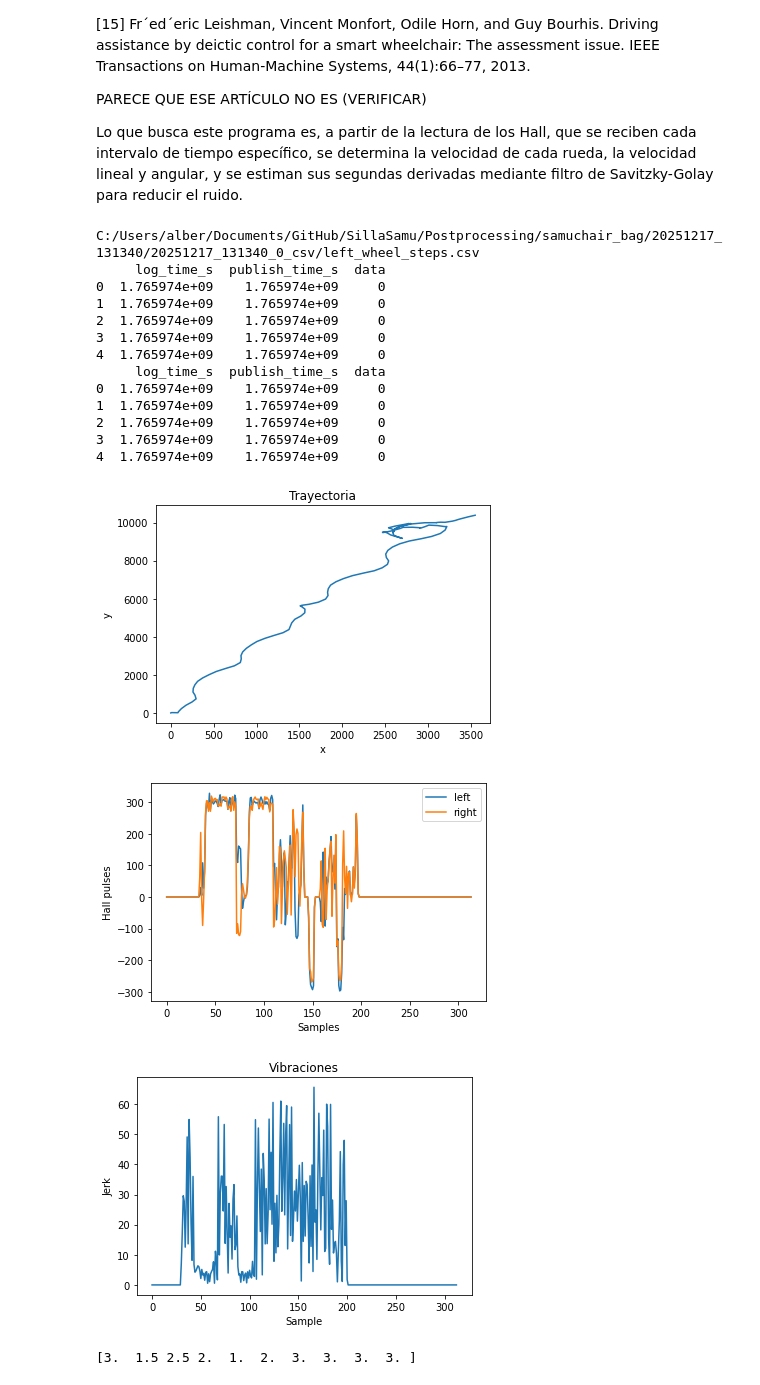
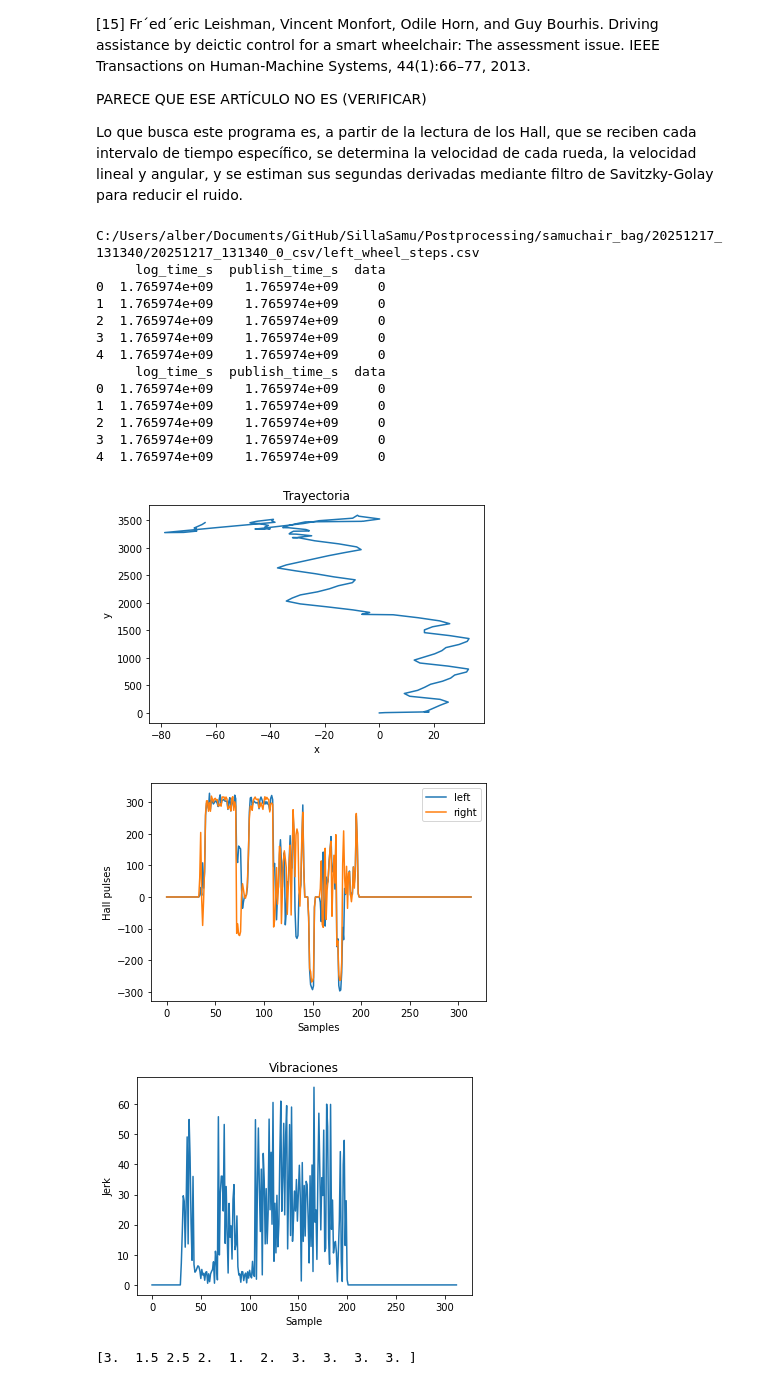
Before and after one commit to aljemoca/SillaSamu, a Jupyter notebook: Postprocessing/SAMU_Análisis_comfort.ipynb, the cells around one changed output. Drawn from its saved outputs; the diff is of its cells as text; code cells hidden in the pictures.

```diff
--- a/Postprocessing/SAMU_Análisis_comfort.ipynb
+++ b/Postprocessing/SAMU_Análisis_comfort.ipynb
@@ -76,7 +76,7 @@ def representa_posicion(left,right):
        de la parte derecha e izquierda de la silla. La coordenada x
        se toma como la diferencia de ambas, mientras que la y el promedio
     '''
-    Npulsos = 120  #Número de pulsos asociados a una vuelta completa
+    Npulsos = 220  #Número de pulsos asociados a una vuelta completa
     R = 15   #Radio de la rueda en cm
     k = 2*np.pi*R  / Npulsos   #Constante de conversión de pulsos a cm
     D = 65   #Distancia entre ruedas
@@ -84,7 +84,7 @@ def representa_posicion(left,right):
     left_cm = left*k
     right_cm = right*k
     l = k*(left_cm+right_cm)/2
-    angulo = np.cumsum(np.arctan((-right_cm+left_cm)/D))  #Ajustar la constante
+    angulo = (np.arctan((-right_cm+left_cm)/D))  #Ajustar la constante
     dx=-l*np.sin(angulo)
     dy=l*np.cos(angulo)
     x,y = np.cumsum(dx),np.cumsum(dy)
@@ -147,34 +147,34 @@ folder_path = filedialog.askdirectory(title="Selecciona la carpeta raíz para bu
 if folder_path:
     file_r = folder_path +'/right_wheel_steps.csv'
     file_l = folder_path + '/left_wheel_steps.csv'
     print(file_l)
     df_r = pd.read_csv(file_r)
     df_l = pd.read_csv(file_l)
     print(df_r.head())
     print(df_l.head())
     jerk=calcula_jerk(df_l['data'],df_r['data'],df_l['log_time_s'],df_r['log_time_s'])
     plt.plot(np.abs(jerk))
     plt.title('Vibraciones')
     plt.ylabel('Jerk')
     plt.xlabel('Sample')
     plt.show()
 else:
     print("No se seleccionó ningún archivo")
 # %% [output]
 C:/Users/alber/Documents/GitHub/SillaSamu/Postprocessing/samuchair_bag/20251217_131340/20251217_131340_0_csv/left_wheel_steps.csv
      log_time_s  publish_time_s  data
 0  1.765974e+09    1.765974e+09     0
 1  1.765974e+09    1.765974e+09     0
 2  1.765974e+09    1.765974e+09     0
 3  1.765974e+09    1.765974e+09     0
 4  1.765974e+09    1.765974e+09     0
      log_time_s  publish_time_s  data
 0  1.765974e+09    1.765974e+09     0
 1  1.765974e+09    1.765974e+09     0
 2  1.765974e+09    1.765974e+09     0
 3  1.765974e+09    1.765974e+09     0
 4  1.765974e+09    1.765974e+09     0
-[figure, old version]
+[figure, new version]
 [figure]
 [figure]
 # %%
```
